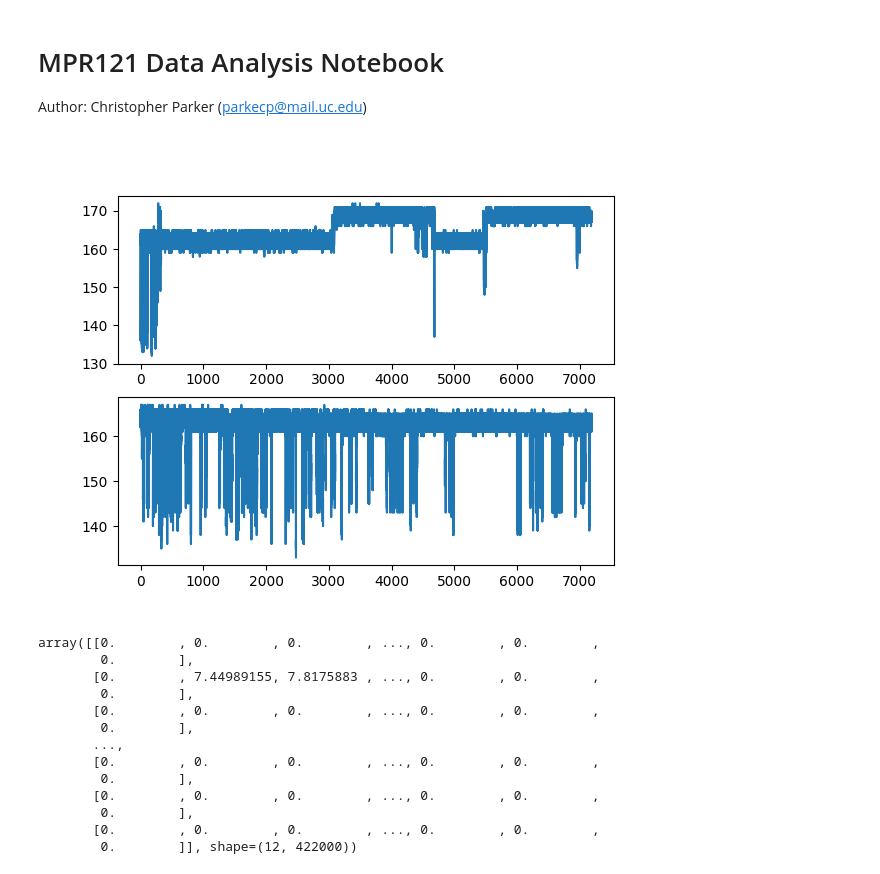
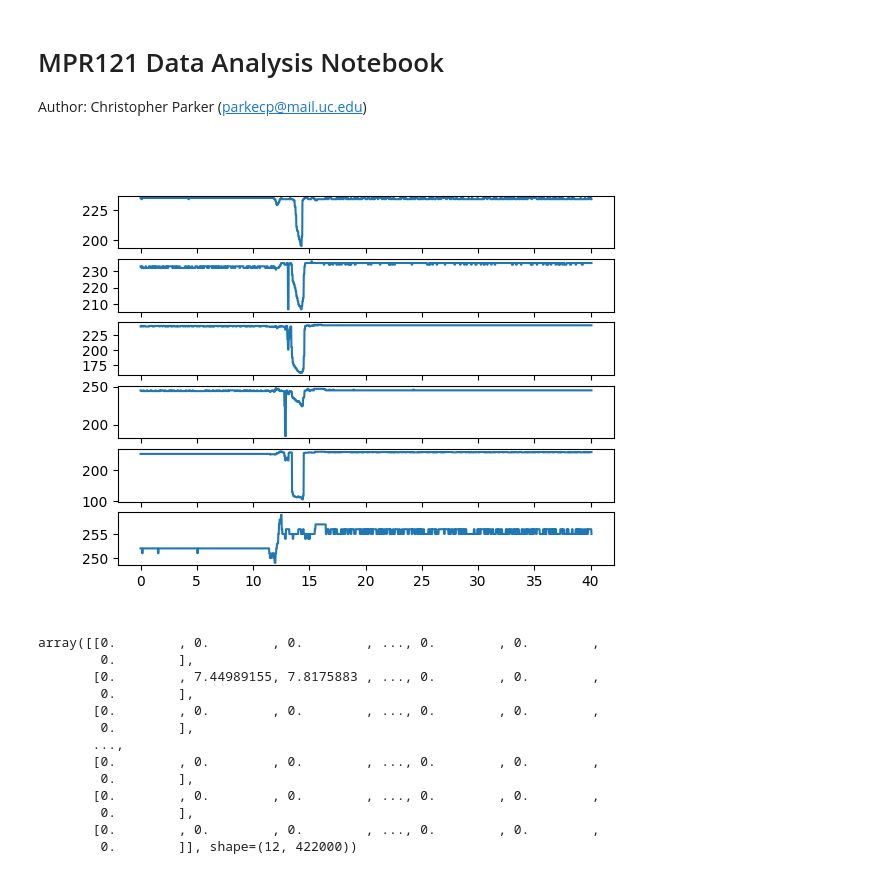
Before and after one commit to cparker-uc/Capacitive-Lick-Detection, a Jupyter notebook: MPR121_DataAnalysis.ipynb, the cells around one changed output. Saved outputs shown, nothing was run; the diff lists cells and outputs as text; code cells hidden in the pictures.

Commit message:
Reading from multiple sensors in parallel is working now. That should be all the functionality for recording done, now to work on the interface and detection algorithm

```diff
--- a/MPR121_DataAnalysis.ipynb
+++ b/MPR121_DataAnalysis.ipynb
@@ -7,12 +7,18 @@ import matplotlib
 import matplotlib.pyplot as plt
 import numpy as np
 # %%
-with h5py.File('raw_data_2025-04-01_11-45-46.h5', 'r') as h5f:
-    cap_data = h5f['cap_data'][()]
-    time_data = h5f['time_data'][()]
+data_dict = {}
+with h5py.File('raw_data_2025-04-07_15-46-51.h5', 'r') as h5f:
+    for k,v in h5f.items():
+        data_dict[k] = {}
+        data_dict[k]['time_data'] = v['time_data'][()]
+        data_dict[k]['cap_data'] = v['cap_data'][()]
 # %%
 # cap_data = np.concat((cap_data[:,:1000],cap_data[:,2000:]), axis=1)
 # time_data = np.concat((time_data[:,:1000],time_data[:,2000:]), axis=1)
+# %%
+time_data = data_dict['sensor_1']['time_data']
+cap_data = data_dict['sensor_1']['cap_data']
 # %%
 for idx, row in enumerate(time_data):
     time_data[idx,:] = row - row[0]
@@ -23,10 +29,10 @@ assert np.all([time_data[0,x] < time_data[0,x+1] for x in range(409999)])
 # %%
 %matplotlib widget
-fig, axes = plt.subplots(nrows=2)
+fig, axes = plt.subplots(nrows=6)
 for idx,ax in enumerate(axes):
-    ax.plot(time_data[idx*2+1,:], cap_data[idx*2+1,:])
+    ax.plot(time_data[idx,:], cap_data[idx,:])
 # %% [output]
-[figure, old version]
+[figure, new version]
 # %%
 import scipy
 b, a = scipy.signal.butter(4, [8, 12], btype='bandpass', fs=58)
```
Also changed, not shown: parts of 1 cell of this notebook, 3 other files.
